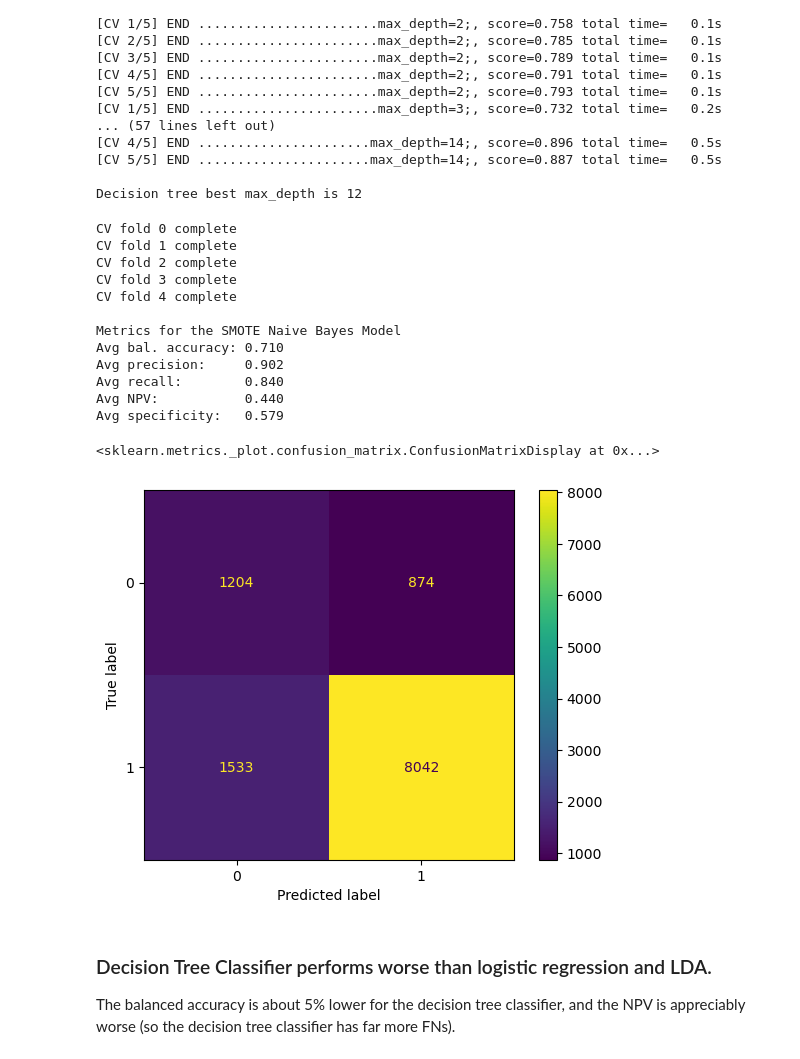
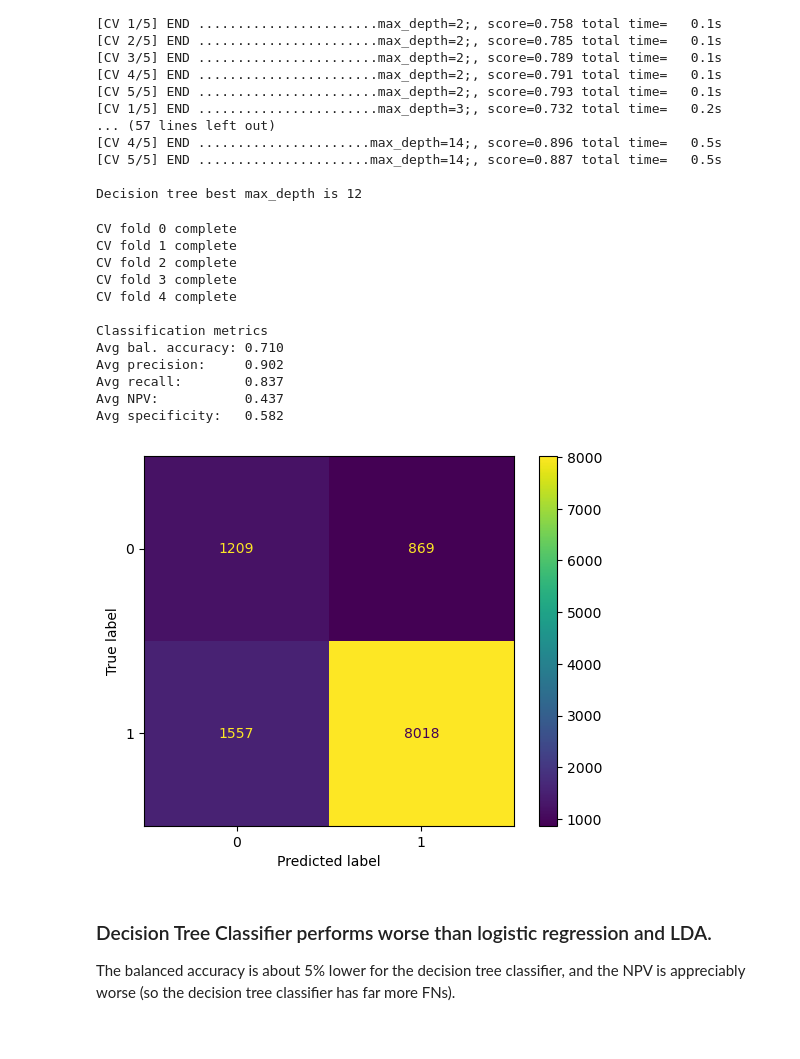
Before and after one commit to aapandy2/predicting_nba_player_retention, a Jupyter notebook: ModelSelection.ipynb, the cells around one changed output. Drawn from its saved outputs; the diff is of its cells as text; code cells hidden in the pictures.

Commit message:
refactor ModelSelection

```diff
--- a/ModelSelection.ipynb
+++ b/ModelSelection.ipynb
@@ -414,65 +300,23 @@ Fitting 5 folds for each of 14 candidates, totalling 70 fits
 
 Decision tree best max_depth is 12
 # %%
-kfold = StratifiedKFold(n_splits=5, shuffle=True, random_state=815)
+tree = Pipeline([("scale", StandardScaler()), ("dt", DecisionTreeClassifier(max_depth=best_max_depth))])
 
-metrics = []
-
-conf_matrices = []
-
-for i, (train_idx, test_idx) in enumerate(kfold.split(df_train[predictors], df_train.IN_LEAGUE_NEXT)):
-    #grab the raw training data and test data for this CV fold
-    X_tt  = df_train[predictors].iloc[train_idx]
-    y_tt  = df_train.IN_LEAGUE_NEXT.iloc[train_idx]
-    X_val = df_train[predictors].iloc[test_idx]
-    y_val = df_train.IN_LEAGUE_NEXT.iloc[test_idx]
-
-    #resample the training data using SMOTE
-    smote = SMOTE(random_state=5)
-    X_tt_re, y_tt_re = smote.fit_resample(X_tt, y_tt)
-
-    #train the model
-    tree = Pipeline([("scale", StandardScaler()), ("dt", DecisionTreeClassifier(max_depth=best_max_depth))])
-    tree.fit(X_tt_re, y_tt_re)
-
-    #get prediction and balanced accuracy scores for validation set
-    pred = tree.predict(X_val)
-
-    #compute metrics and append them to list
-    metrics.append(compute_metrics(y_val, pred))
-
-    #compute confusion matrix and append it to a list
-    conf_matrices.append(confusion_matrix(y_val, pred))
-
-    print(f"CV fold {i} complete")
-
-#print CV averaged metrics
-avg_bal_acc, avg_prec, avg_recall, avg_npv, avg_spec = np.mean(np.array(metrics), axis=0)
-full_conf_matrix                                     = np.sum(conf_matrices, axis=0)
-
-print("\n" + "Metrics for the SMOTE Naive Bayes Model")
-print(f"Avg bal. accuracy: {avg_bal_acc:.3f}")
-print(f"Avg precision:     {avg_prec:.3f}")
-print(f"Avg recall:        {avg_recall:.3f}")
-print(f"Avg NPV:           {avg_npv:.3f}")
-print(f"Avg specificity:   {avg_spec:.3f}")
-
-ConfusionMatrixDisplay(full_conf_matrix).plot()
+crossValidation(tree)
 # %% [output]
 CV fold 0 complete
 CV fold 1 complete
 CV fold 2 complete
 CV fold 3 complete
 CV fold 4 complete
 
-Metrics for the SMOTE Naive Bayes Model
+Classification metrics
 Avg bal. accuracy: 0.710
 Avg precision:     0.902
-Avg recall:        0.840
-Avg NPV:           0.440
-Avg specificity:   0.579
+Avg recall:        0.837
+Avg NPV:           0.437
+Avg specificity:   0.582
-<sklearn.metrics._plot.confusion_matrix.ConfusionMatrixDisplay at 0x...>
-[figure, old version]
+[figure, new version]
 # %% [markdown]
 ### Decision Tree Classifier performs worse than logistic regression and LDA.
 
```
Also changed, not shown: parts of 10 cells of this notebook.
